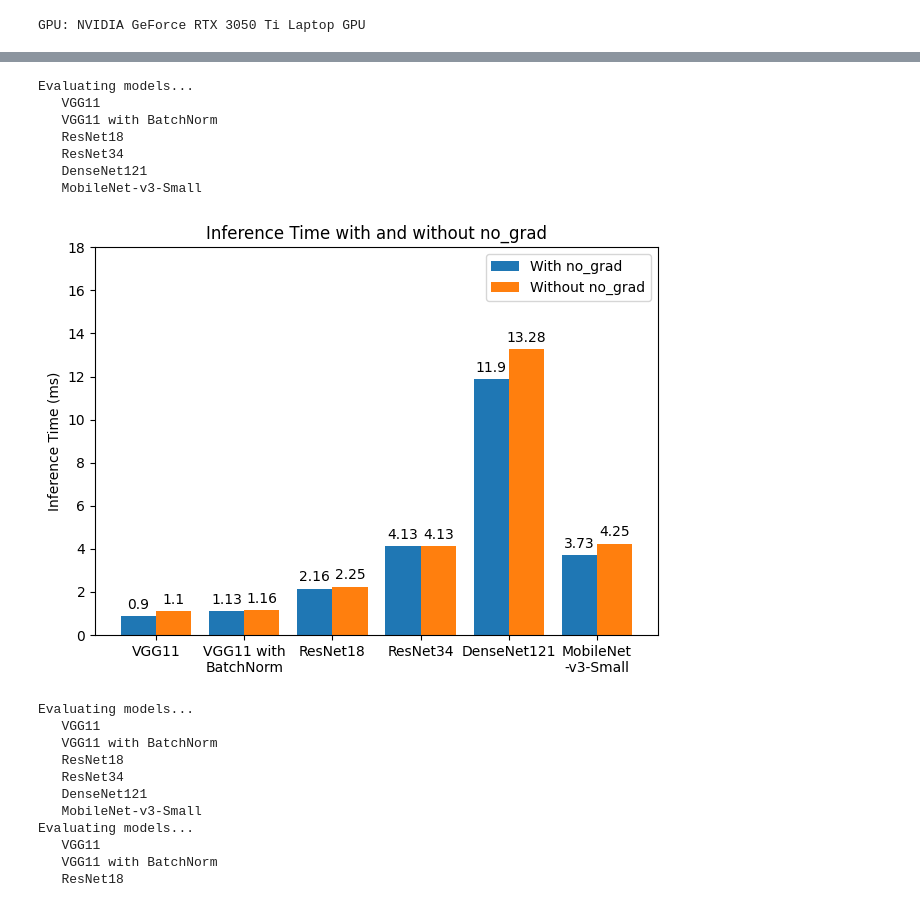
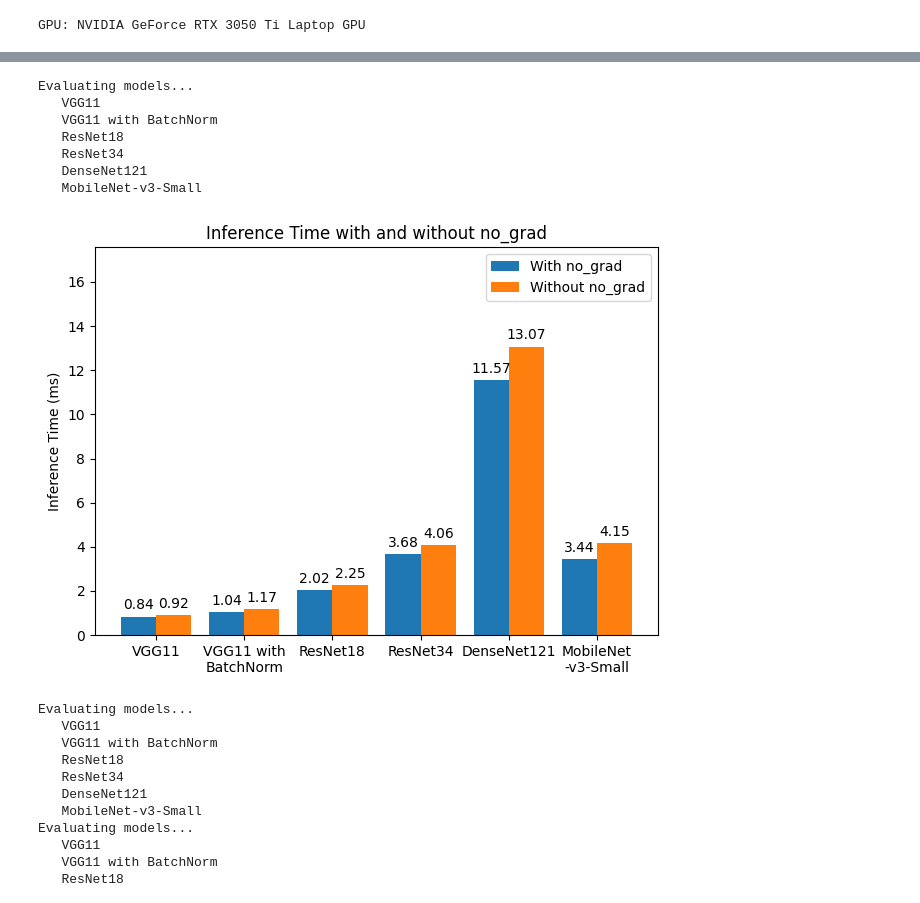
Before and after one commit to joangog/uvadlc_practicals_2022, a Jupyter notebook: assignment2/part1/cnn_transfer_learning.pynb.ipynb, the cells around one changed output, grey strips where cells are left out. Saved outputs shown, nothing was run; the diff lists cells and outputs as text; code cells hidden in the pictures.

```diff
--- a/assignment2/part1/cnn_transfer_learning.pynb.ipynb
+++ b/assignment2/part1/cnn_transfer_learning.pynb.ipynb
@@ -94,7 +94,7 @@ def eval_models(model_list, test_images, batch_size, no_grad=True):
 
         # GPU Warm-up
         warm_up_input = torch.rand((1,3,N,N)).to(device)
-        for i in range(50):
+        for i in range(100):
             if no_grad:
                 with torch.no_grad():
                     warm_up_predictions = model(warm_up_input)
@@ -174,35 +174,35 @@ Evaluating models...
 # %%
 # Question 1.1.b
 
 # Evaluate models
 _, grad_speed_list, _, _ = eval_models(model_list, test_images, batch_size=1, no_grad=False)  # Without no_grad
 
 # Plot Inference Speed with and without no_grad
 x = np.arange(len(model_list))
 width = 0.4
 model_list_wrapped = ['VGG11', 'VGG11 with\nBatchNorm', 'ResNet18', 'ResNet34', 'DenseNet121', 'MobileNet\n-v3-Small']
 fig, ax = plt.subplots()
 ax.set_title('Inference Time with and without no_grad')
 rects1 = ax.bar(x - width/2, np.round(speed_list,2), width, label='With no_grad')
 rects2 = ax.bar(x + width/2, np.round(grad_speed_list,2), width, label='Without no_grad')
 ax.set_ylabel('Inference Time (ms)')
 ax.set_xticks(x, model_list_wrapped)
-ax.set_ylim((0,18))
+ax.set_ylim((0,max(speed_list) + 6))
 ax.legend()
 ax.bar_label(rects1, padding=3)
 ax.bar_label(rects2, padding=3)
 fig.tight_layout()
 
 plt.show()
 # %% [output]
 Evaluating models...
    VGG11
    VGG11 with BatchNorm
    ResNet18
    ResNet34
    DenseNet121
    MobileNet-v3-Small
-[figure, old version]
+[figure, new version]
 # %%
 # Question 1.1.c
 
```
Also changed, not shown: parts of 1 cell of this notebook.
